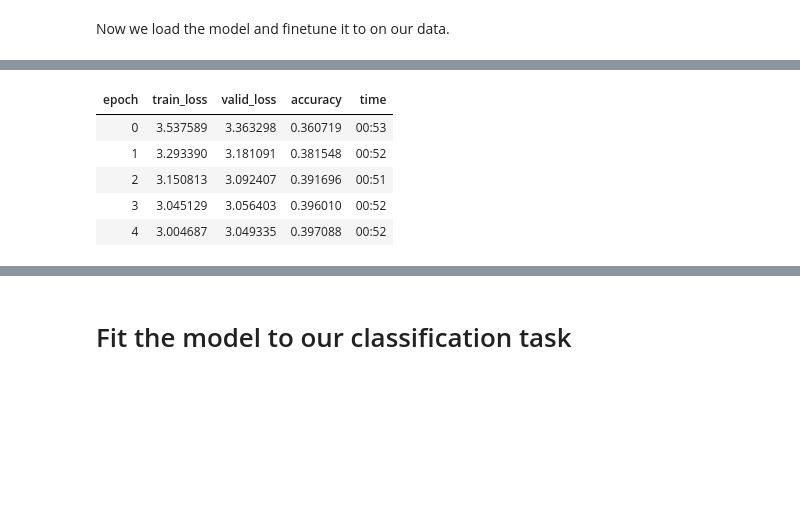
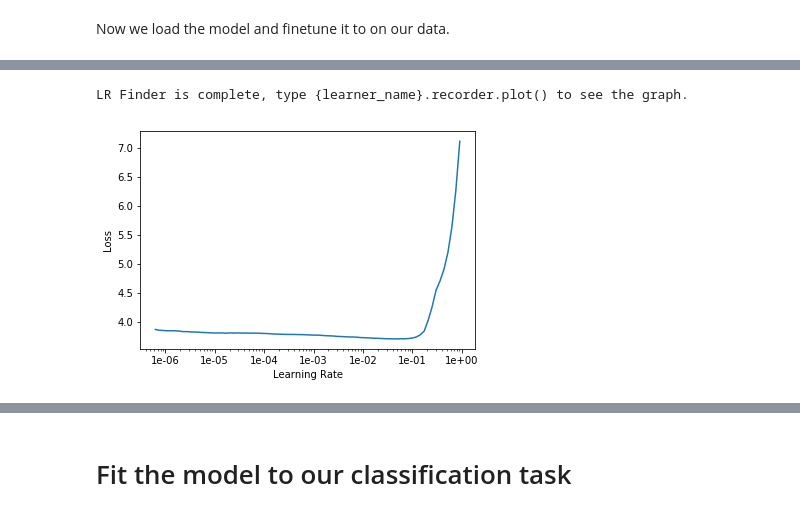
Before and after one commit to ameasure/autocoding-class, a Jupyter notebook: FastAI_1_0_50.ipynb, the cells around one changed output, grey strips where cells are left out. Cells and saved outputs as stored; diff of their text form; code cells hidden in the pictures; blank space fills up the shorter version.

```diff
--- a/FastAI_1_0_50.ipynb
+++ b/FastAI_1_0_50.ipynb
@@ -159,10 +159,5 @@ language_model.fit_one_cycle(cyc_len=1, max_lr=7e-1)
-# %%
-language_model.unfreeze()
-language_model.fit_one_cycle(5, 1e-3)
-# %% [output]
-| epoch | train_loss | valid_loss | accuracy | time |
-| 0 | 3.537589 | 3.363298 | 0.360719 | 00:53 |
-| 1 | 3.293390 | 3.181091 | 0.381548 | 00:52 |
-| 2 | 3.150813 | 3.092407 | 0.391696 | 00:51 |
-| 3 | 3.045129 | 3.056403 | 0.396010 | 00:52 |
-| 4 | 3.004687 | 3.049335 | 0.397088 | 00:52 |
+# %%
+language_model.unfreeze()
+language_model.lr_find()
+language_model.recorder.plot()
+# %% [output]
@@ -168,0 +165,2 @@ language_model.fit_one_cycle(5, 1e-3)
+LR Finder is complete, type {learner_name}.recorder.plot() to see the graph.
+[figure, added]
```
Also changed, not shown: parts of 16 cells of this notebook.
